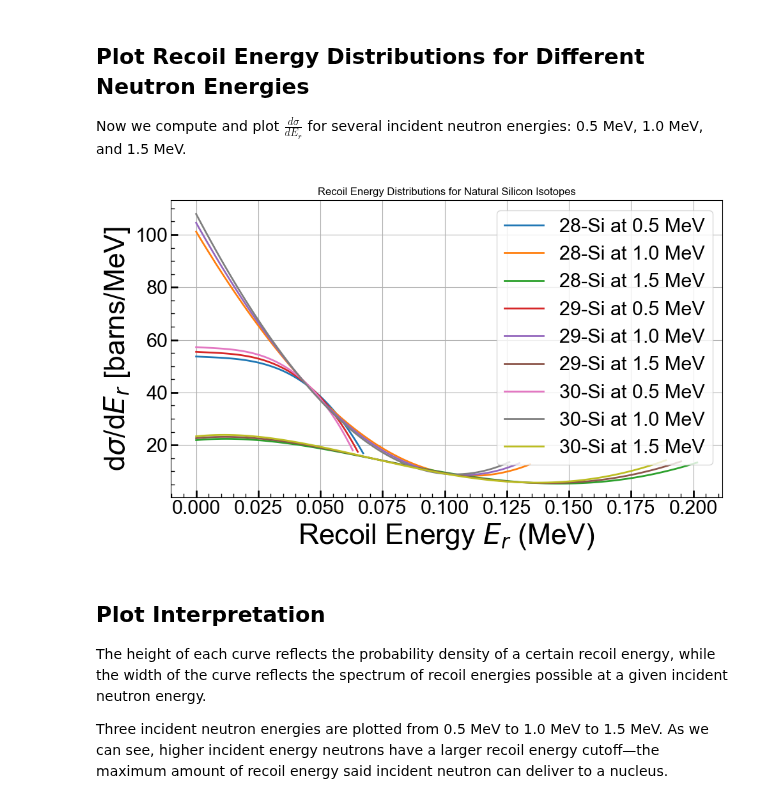
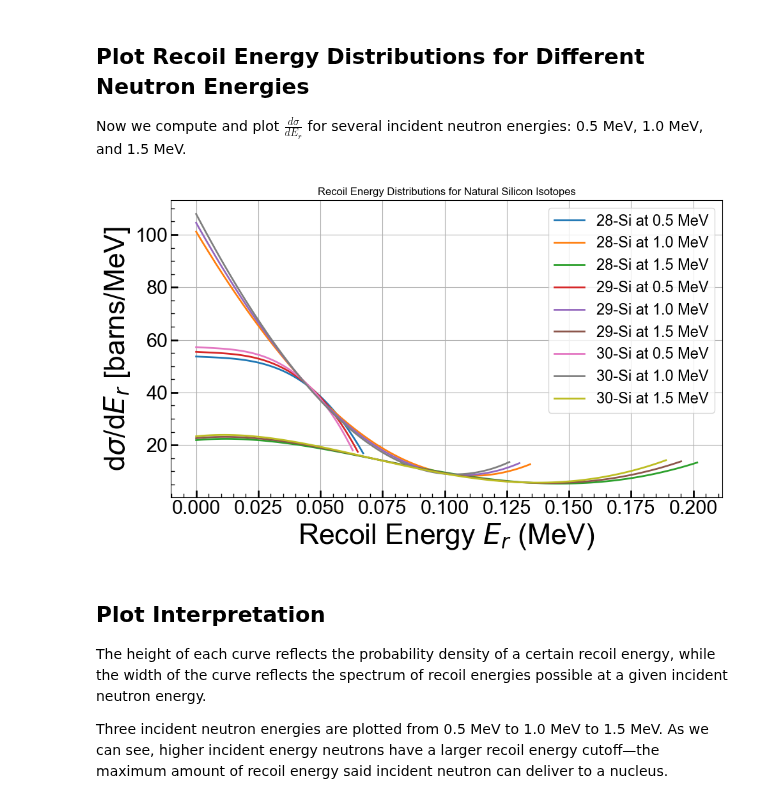
Before and after one commit to villano-lab/n-elec-scattering, a Jupyter notebook: 1-Neutron-Nucleus-Scattering/B-Neutron-Nucleus-Recoil-Distributions.ipynb, the cells around one changed output. Cells and saved outputs as stored; diff of their text form; code cells hidden in the pictures.

```diff
--- a/1-Neutron-Nucleus-Scattering/B-Neutron-Nucleus-Recoil-Distributions.ipynb
+++ b/1-Neutron-Nucleus-Scattering/B-Neutron-Nucleus-Recoil-Distributions.ipynb
@@ -132,35 +132,35 @@ Now we compute and plot $\frac{d\sigma}{dE_r}$ for several incident neutron ener
 energies = [0.5, 1.0, 1.5]
 
 # Set up the plot
 plt.figure(figsize=(10, 6))
 
 for A in si_isotopes:
     fac = fac_dict[A]
     for E_n in energies:
         escale = 2 * fac * (1 - ct)
         er_vals = E_n * escale
 
         # Use precomputed function if E_n = 1 MeV, else re-fetch
         if E_n == 1.0:
             dsdomeg = dsdomeg_funcs[A]
         else:
             dsdomeg = endfel.fetch_diff_xn(En=E_n * 1e6, f=f_elastic, a=acoeffs[A])
 
         dsdomegv = np.vectorize(dsdomeg)
         jac = (1 / (2 * fac)) * 2 * np.pi
         dsig_dEr = (jac / E_n) * dsdomegv(ct)
         plt.plot(er_vals, dsig_dEr, label=f"{A}-Si at {E_n} MeV")
 
 # Finalize plot
 plt.xlabel('Recoil Energy $E_r$ (MeV)')
 plt.ylabel(r'd$\sigma$/d$E_r$ [barns/MeV]')
 plt.title('Recoil Energy Distributions for Natural Silicon Isotopes')
 plt.grid(True)
-plt.legend()
+plt.legend(fontsize=17)
 plt.tight_layout()
 plt.show()
 # %% [output]
-[figure, old version]
+[figure, new version]
 # %% [markdown]
 Plot Interpretation
 -
```
